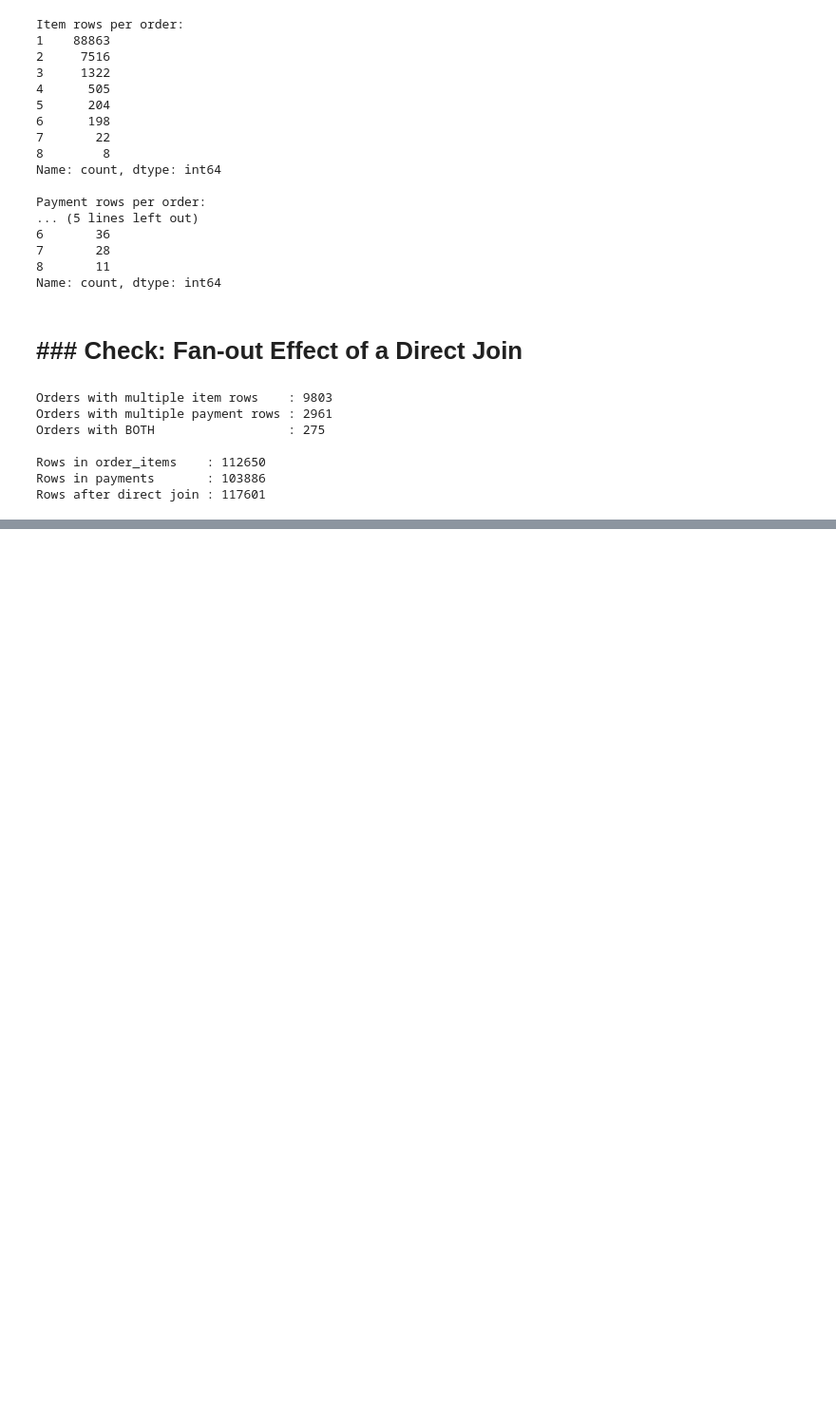
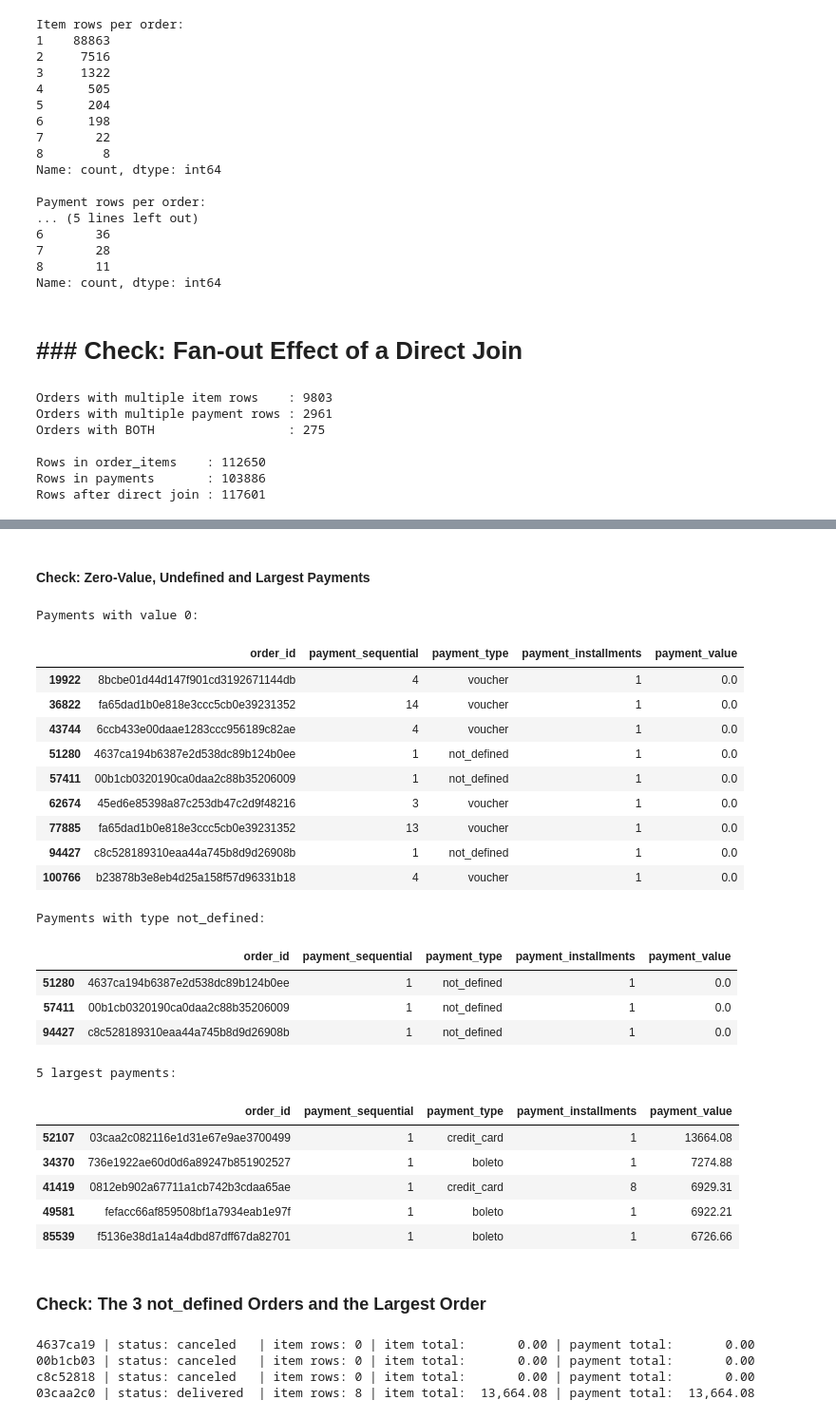
Before and after one commit to Saimalshikare/Revenue-Reconciliation-Exception-Analytics-Project, a Jupyter notebook: notebook/01_data_exploration.ipynb.ipynb, the cells around one changed output, grey strips where cells are left out. Shown at 95% size. Saved outputs shown, nothing was run; the diff lists cells and outputs as text; code cells hidden in the pictures; blank space fills up the shorter version.

```diff
--- a/notebook/01_data_exploration.ipynb.ipynb
+++ b/notebook/01_data_exploration.ipynb.ipynb
@@ -332,0 +437,53 @@ Rows after direct join : 117601
+# %% [markdown]
+#### Check: Zero-Value, Undefined and Largest Payments
+# %%
+print("Payments with value 0:")
+display(payments[payments["payment_value"] == 0])
+
+print("Payments with type not_defined:")
+display(payments[payments["payment_type"] == "not_defined"])
+
+print("5 largest payments:")
+display(payments.sort_values("payment_value", ascending=False).head(5))
+# %% [output]
+Payments with value 0:
+|  | order_id | payment_sequential | payment_type | payment_installments | payment_value |
+| 19922 | 8bcbe01d44d147f901cd3192671144db | 4 | voucher | 1 | 0.0 |
+| 36822 | fa65dad1b0e818e3ccc5cb0e39231352 | 14 | voucher | 1 | 0.0 |
+| 43744 | 6ccb433e00daae1283ccc956189c82ae | 4 | voucher | 1 | 0.0 |
+| 51280 | 4637ca194b6387e2d538dc89b124b0ee | 1 | not_defined | 1 | 0.0 |
+| 57411 | 00b1cb0320190ca0daa2c88b35206009 | 1 | not_defined | 1 | 0.0 |
+| 62674 | 45ed6e85398a87c253db47c2d9f48216 | 3 | voucher | 1 | 0.0 |
+| 77885 | fa65dad1b0e818e3ccc5cb0e39231352 | 13 | voucher | 1 | 0.0 |
+| 94427 | c8c528189310eaa44a745b8d9d26908b | 1 | not_defined | 1 | 0.0 |
+| 100766 | b23878b3e8eb4d25a158f57d96331b18 | 4 | voucher | 1 | 0.0 |
+Payments with type not_defined:
+|  | order_id | payment_sequential | payment_type | payment_installments | payment_value |
+| 51280 | 4637ca194b6387e2d538dc89b124b0ee | 1 | not_defined | 1 | 0.0 |
+| 57411 | 00b1cb0320190ca0daa2c88b35206009 | 1 | not_defined | 1 | 0.0 |
+| 94427 | c8c528189310eaa44a745b8d9d26908b | 1 | not_defined | 1 | 0.0 |
+5 largest payments:
+|  | order_id | payment_sequential | payment_type | payment_installments | payment_value |
+| 52107 | 03caa2c082116e1d31e67e9ae3700499 | 1 | credit_card | 1 | 13664.08 |
+| 34370 | 736e1922ae60d0d6a89247b851902527 | 1 | boleto | 1 | 7274.88 |
+| 41419 | 0812eb902a67711a1cb742b3cdaa65ae | 1 | credit_card | 8 | 6929.31 |
+| 49581 | fefacc66af859508bf1a7934eab1e97f | 1 | boleto | 1 | 6922.21 |
+| 85539 | f5136e38d1a14a4dbd87dff67da82701 | 1 | boleto | 1 | 6726.66 |
+# %% [markdown]
+### Check: The 3 not_defined Orders and the Largest Order
+# %%
+check_ids = list(payments.loc[payments["payment_type"] == "not_defined", "order_id"])
+check_ids.append(payments.sort_values("payment_value", ascending=False).iloc[0]["order_id"])
+
+for oid in check_ids:
+    status = orders.loc[orders["order_id"] == oid, "order_status"].values[0]
+    item_rows = items[items["order_id"] == oid]
+    item_total = (item_rows["price"] + item_rows["freight_value"]).sum()
+    pay_total = payments.loc[payments["order_id"] == oid, "payment_value"].sum()
+    print(f"{oid[:8]} | status: {status:10} | item rows: {len(item_rows)} | "
+          f"item total: {item_total:10,.2f} | payment total: {pay_total:10,.2f}")
+# %% [output]
+4637ca19 | status: canceled   | item rows: 0 | item total:       0.00 | payment total:       0.00
+00b1cb03 | status: canceled   | item rows: 0 | item total:       0.00 | payment total:       0.00
+c8c52818 | status: canceled   | item rows: 0 | item total:       0.00 | payment total:       0.00
+03caa2c0 | status: delivered  | item rows: 8 | item total:  13,664.08 | payment total:  13,664.08
```
Also changed, not shown: parts of 10 cells of this notebook.
